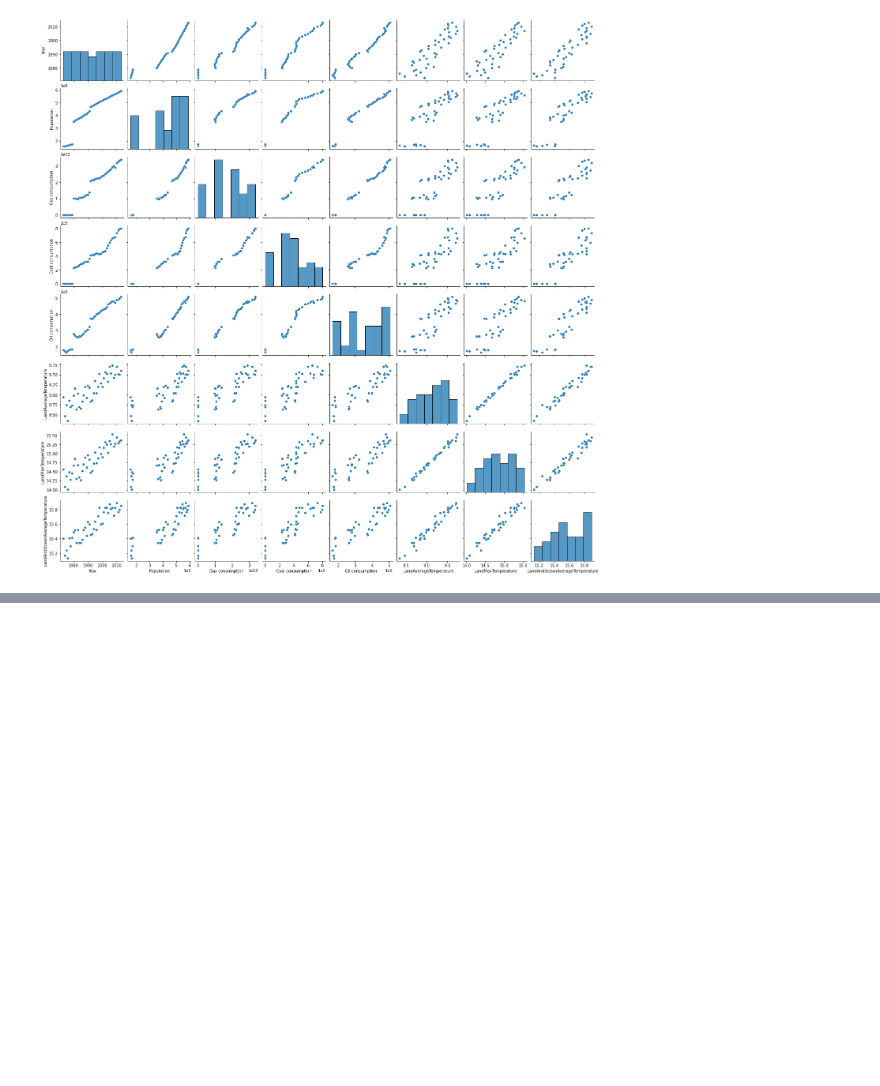
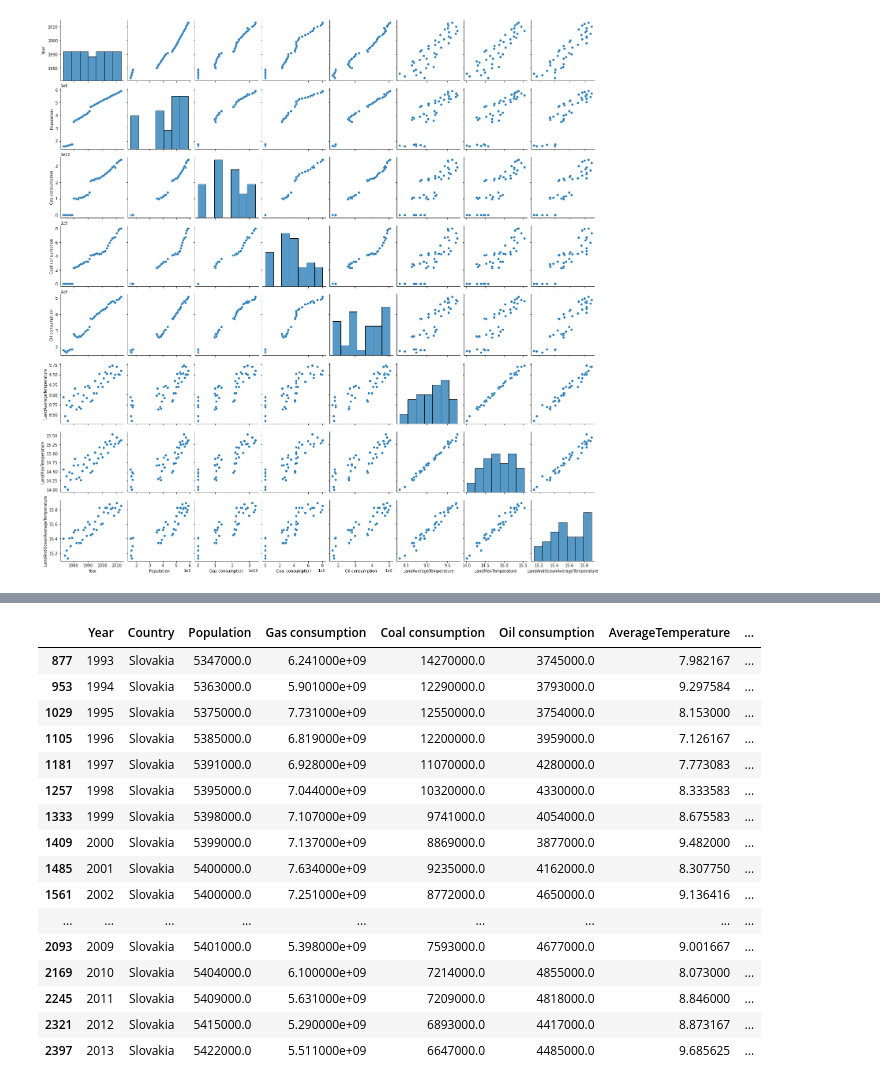
Before and after one commit to rmaxseiner/TeamCowboys, a Jupyter notebook: DataProcessing.ipynb, the cells around one changed output, grey strips where cells are left out. Drawn from its saved outputs; the diff is of its cells as text; code cells hidden in the pictures; blank space fills up the shorter version.

Commit message:
Add files via upload
Initial model training code to play around with.

```diff
--- a/DataProcessing.ipynb
+++ b/DataProcessing.ipynb
@@ -182,3 +200,6 @@ g = sns.pairplot(yearly_avg[['Year','Population','Gas consumption', \
                             'LandMaxTemperature','LandAndOceanAverageTemperature']])
 # %% [output]
 [figure]
+# %%
+df_country = df_1.merge(by_country,on=['Year','Date','Country']).dropna().drop('Month_x',axis=1).rename(columns={'Month_y':'Month'})
+df_country.head(3)
@@ -184,0 +211,3 @@ g = sns.pairplot(yearly_avg[['Year','Population','Gas consumption', \
+# %%
+df = df_country.groupby(['Year','Country']).mean().drop("Month",axis=1).reset_index()
+df
@@ -184,0 +228,9 @@ g = sns.pairplot(yearly_avg[['Year','Population','Gas consumption', \
+# %%
+model_df = pd.DataFrame()
+for country in df.Country.unique():
+    mydf = df.query("Country == '"+country+"'")
+    mydf['TempMinus1'] = mydf.shift(1)['AverageTemperature']
+    mydf['TempMinus2'] = mydf.shift(2)['AverageTemperature']
+    mydf['TempMinus3'] = mydf.shift(3)['AverageTemperature']
+    model_df=model_df.append(mydf)
+model_df = model_df.dropna()
@@ -184,0 +255,20 @@ g = sns.pairplot(yearly_avg[['Year','Population','Gas consumption', \
+# %%
+mydf
+# %% [output]
+|  | Year | Country | Population | Gas consumption | Coal consumption | Oil consumption | AverageTemperature | ... |
+| 877 | 1993 | Slovakia | 5347000.0 | 6.241000e+09 | 14270000.0 | 3745000.0 | 7.982167 | ... |
+| 953 | 1994 | Slovakia | 5363000.0 | 5.901000e+09 | 12290000.0 | 3793000.0 | 9.297584 | ... |
+| 1029 | 1995 | Slovakia | 5375000.0 | 7.731000e+09 | 12550000.0 | 3754000.0 | 8.153000 | ... |
+| 1105 | 1996 | Slovakia | 5385000.0 | 6.819000e+09 | 12200000.0 | 3959000.0 | 7.126167 | ... |
+| 1181 | 1997 | Slovakia | 5391000.0 | 6.928000e+09 | 11070000.0 | 4280000.0 | 7.773083 | ... |
+| 1257 | 1998 | Slovakia | 5395000.0 | 7.044000e+09 | 10320000.0 | 4330000.0 | 8.333583 | ... |
+| 1333 | 1999 | Slovakia | 5398000.0 | 7.107000e+09 | 9741000.0 | 4054000.0 | 8.675583 | ... |
+| 1409 | 2000 | Slovakia | 5399000.0 | 7.137000e+09 | 8869000.0 | 3877000.0 | 9.482000 | ... |
+| 1485 | 2001 | Slovakia | 5400000.0 | 7.634000e+09 | 9235000.0 | 4162000.0 | 8.307750 | ... |
+| 1561 | 2002 | Slovakia | 5400000.0 | 7.251000e+09 | 8772000.0 | 4650000.0 | 9.136416 | ... |
+| ... | ... | ... | ... | ... | ... | ... | ... | ... |
+| 2093 | 2009 | Slovakia | 5401000.0 | 5.398000e+09 | 7593000.0 | 4677000.0 | 9.001667 | ... |
+| 2169 | 2010 | Slovakia | 5404000.0 | 6.100000e+09 | 7214000.0 | 4855000.0 | 8.073000 | ... |
+| 2245 | 2011 | Slovakia | 5409000.0 | 5.631000e+09 | 7209000.0 | 4818000.0 | 8.846000 | ... |
+| 2321 | 2012 | Slovakia | 5415000.0 | 5.290000e+09 | 6893000.0 | 4417000.0 | 8.873167 | ... |
+| 2397 | 2013 | Slovakia | 5422000.0 | 5.511000e+09 | 6647000.0 | 4485000.0 | 9.685625 | ... |
```
Also changed, not shown: parts of 17 cells of this notebook.
